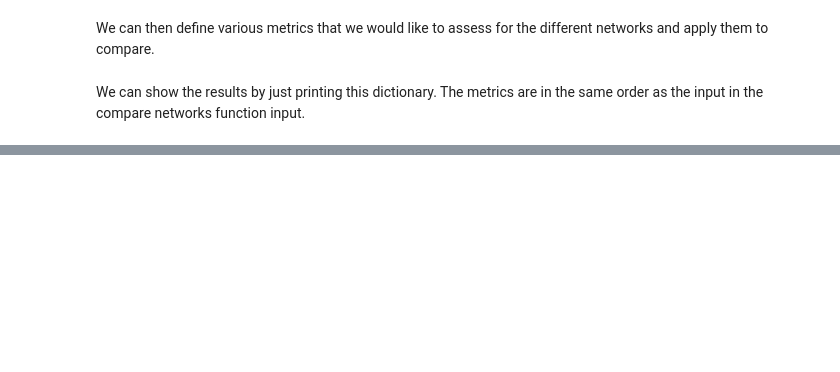
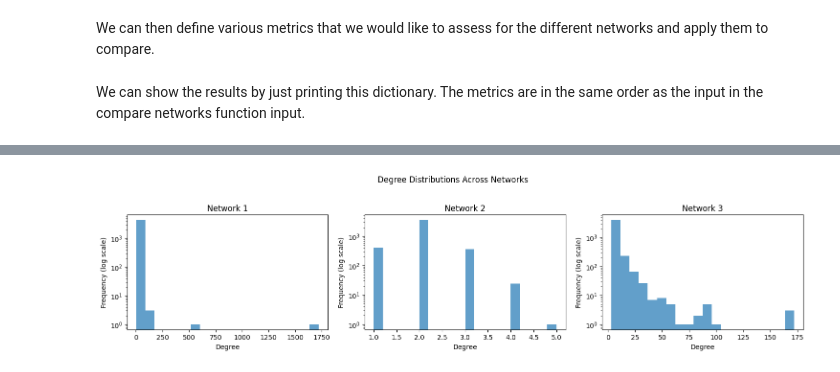
Before and after one commit to lschulte09/network_sci, a Jupyter notebook: lab1.ipynb, the cells around one changed output, grey strips where cells are left out. Saved outputs shown, nothing was run; the diff lists cells and outputs as text; code cells hidden in the pictures; blank space fills up the shorter version.

```diff
--- a/lab1.ipynb
+++ b/lab1.ipynb
@@ -146,0 +203,4 @@ result
+# %%
+plot_deg_mult(networks)
+# %% [output]
+[figure, added]
```
Also changed, not shown: parts of 9 cells of this notebook, 3 other files.
